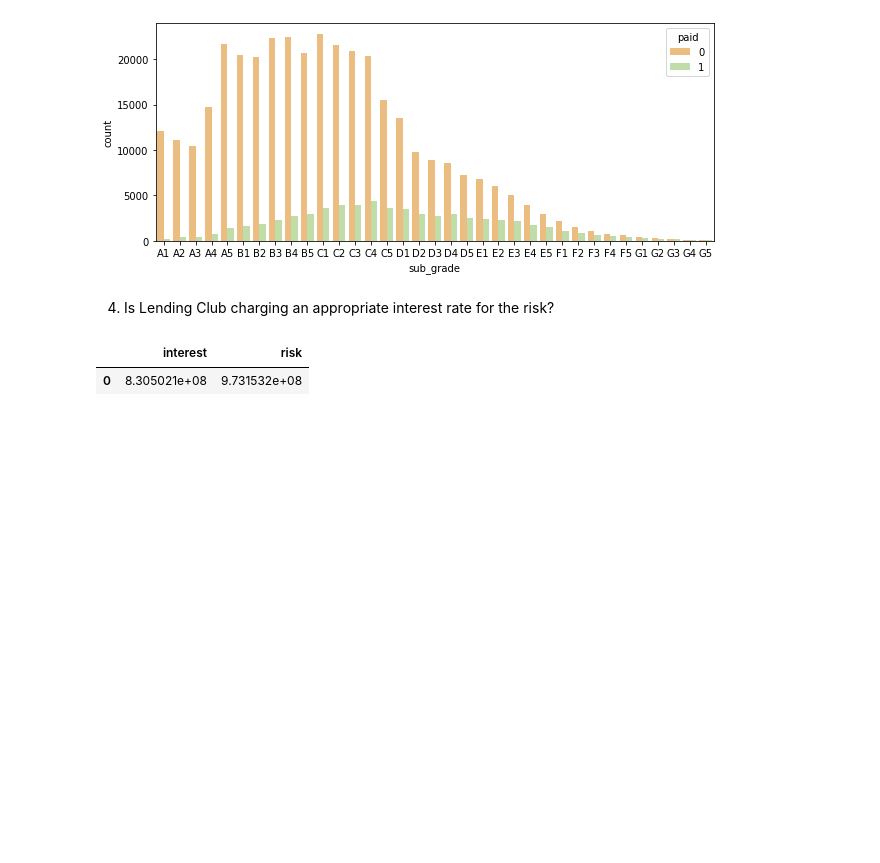
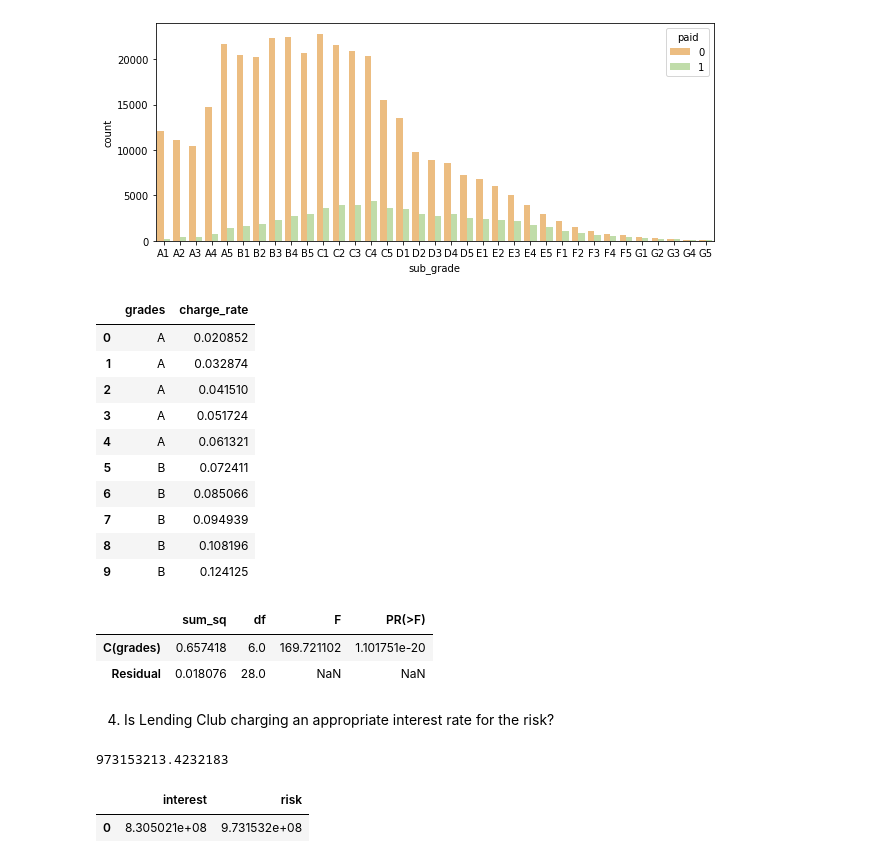
Before and after one commit to Rajat-Gaur/Credit-Card-Fraud-Detection, a Jupyter notebook: Welcome_To_Colaboratory.ipynb, the cells around one changed output. Saved outputs shown, nothing was run; the diff lists cells and outputs as text; code cells hidden in the pictures; blank space fills up the shorter version.

```diff
--- a/Welcome_To_Colaboratory.ipynb
+++ b/Welcome_To_Colaboratory.ipynb
@@ -162,8 +144,41 @@ sns.countplot(x=df.sub_grade,data=df,order=Order,palette='Spectral',hue='paid')
 plt.show()
 # %% [output]
 [figure]
+# %%
+# 1-way ANOVA
+grades = ['A']*5+['B']*5+['C']*5+['D']*5+['E']*5+['F']*5+['G']*5
+grade_diff = pd.DataFrame({"grades": grades, "charge_rate": df.groupby('sub_grade')['paid'].sum()/df.groupby('sub_grade')['paid'].count()})
+grade_diff = grade_diff.reset_index().drop(columns=['sub_grade'])
+grade_diff.head(10)
+# %% [output]
+|  | grades | charge_rate |
+| 0 | A | 0.020852 |
+| 1 | A | 0.032874 |
+| 2 | A | 0.041510 |
+| 3 | A | 0.051724 |
+| 4 | A | 0.061321 |
+| 5 | B | 0.072411 |
+| 6 | B | 0.085066 |
+| 7 | B | 0.094939 |
+| 8 | B | 0.108196 |
+| 9 | B | 0.124125 |
+# %%
+import statsmodels.api as sm
+from statsmodels.formula.api import ols
+
+model = ols('charge_rate ~ C(grades)', data=grade_diff).fit()
+aov_table = sm.stats.anova_lm(model, typ=2)
+aov_table
+# %% [output]
+|  | sum_sq | df | F | PR(>F) |
+| C(grades) | 0.657418 | 6.0 | 169.721102 | 1.101751e-20 |
+| Residual | 0.018076 | 28.0 | NaN | NaN |
 # %% [markdown]
 4) Is Lending Club charging an appropriate interest rate for the risk?
+# %%
+(df_lend['paid'].sum()/df_lend['paid'].count()*df_lend['loan_amnt']).sum()
+# %% [output]
+973153213.4232183
 # %%
 df_lend = df[['grade', 'int_rate', 'loan_amnt', 'paid']]
 df_lend['int'] = df.int_rate*df.loan_amnt
```
Also changed, not shown: parts of 2 cells of this notebook.
